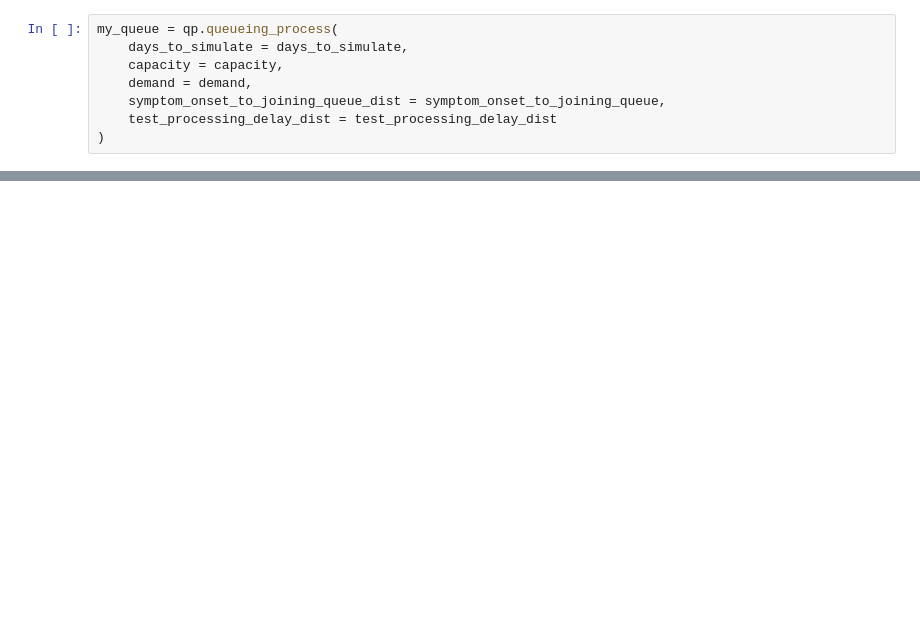
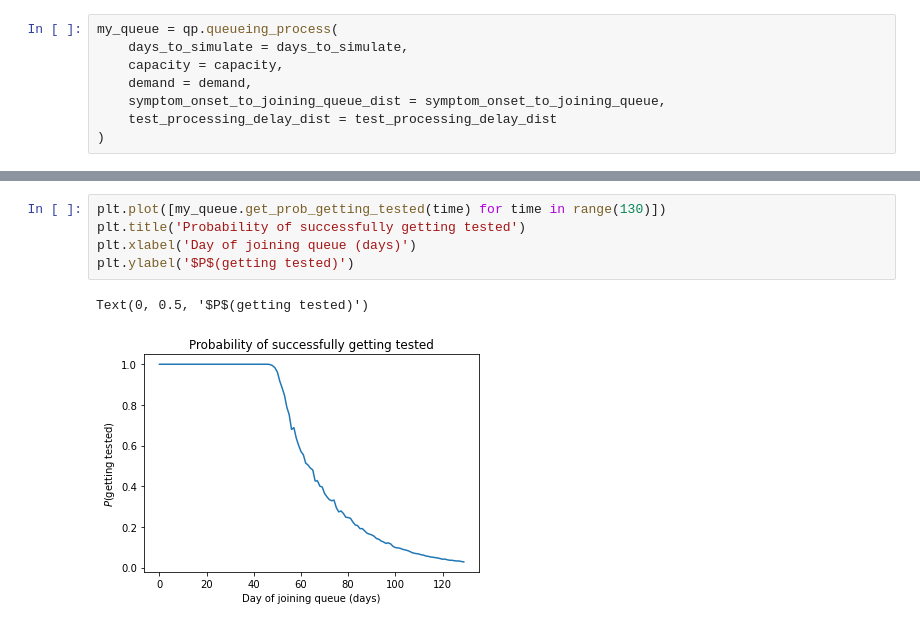
Before and after one commit to martyn1fyles/TestingQueingProcess, a Jupyter notebook: queueing_process/notebook.ipynb, the cells around one changed output, grey strips where cells are left out. Cells and saved outputs as stored; diff of their text form; blank space fills up the shorter version.

Commit message:
Added prob of getting tested

```diff
--- a/queueing_process/notebook.ipynb
+++ b/queueing_process/notebook.ipynb
@@ -57,0 +60,8 @@ Text(0.5, 1.0, 'Queueing process summary statistics')
+# %%
+plt.plot([my_queue.get_prob_getting_tested(time) for time in range(130)])
+plt.title('Probability of successfully getting tested')
+plt.xlabel('Day of joining queue (days)')
+plt.ylabel('$P$(getting tested)')
+# %% [output]
+Text(0, 0.5, '$P$(getting tested)')
+[figure, added]
```
Also changed, not shown: parts of 7 cells of this notebook, 1 other file.
